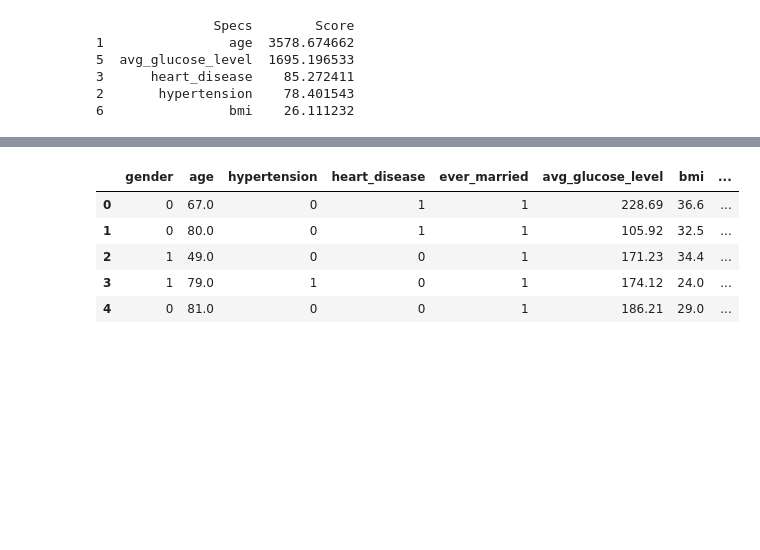
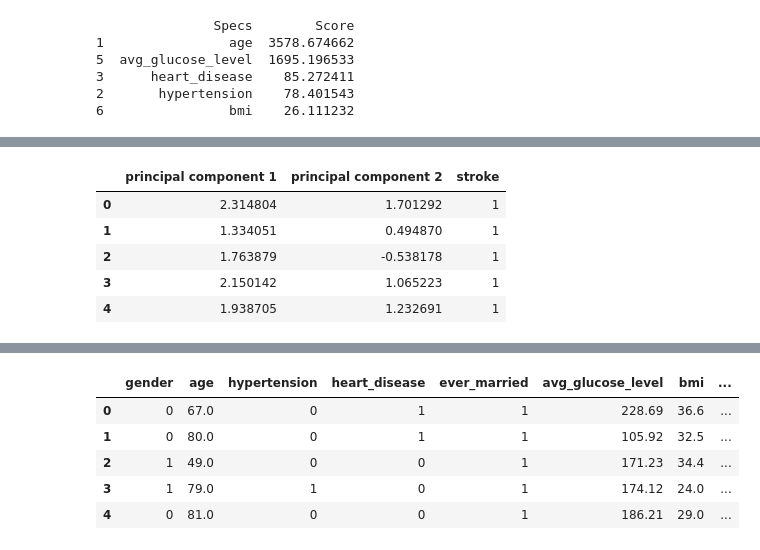
Before and after one commit to Lisnivia/F21DL, a Jupyter notebook: Lab 3.ipynb, the cells around one changed output, grey strips where cells are left out. Drawn from its saved outputs; the diff is of its cells as text; code cells hidden in the pictures; blank space fills up the shorter version.

```diff
--- a/Lab 3.ipynb
+++ b/Lab 3.ipynb
@@ -80,0 +118,15 @@ plt.show()
+# %%
+from sklearn.decomposition import PCA
+pca_brain = PCA(n_components=2)
+principalComponents_brain = pca_brain.fit_transform(x)
+principal_brain_data = pd.DataFrame(data = principalComponents_brain
+             , columns = ['principal component 1', 'principal component 2'])
+final_brain = pd.concat([principal_brain_data, brain_num[['stroke']]], axis = 1)
+final_brain.head()
+# %% [output]
+|  | principal component 1 | principal component 2 | stroke |
+| 0 | 2.314804 | 1.701292 | 1 |
+| 1 | 1.334051 | 0.494870 | 1 |
+| 2 | 1.763879 | -0.538178 | 1 |
+| 3 | 2.150142 | 1.065223 | 1 |
+| 4 | 1.938705 | 1.232691 | 1 |
```
Also changed, not shown: parts of 12 cells of this notebook.
